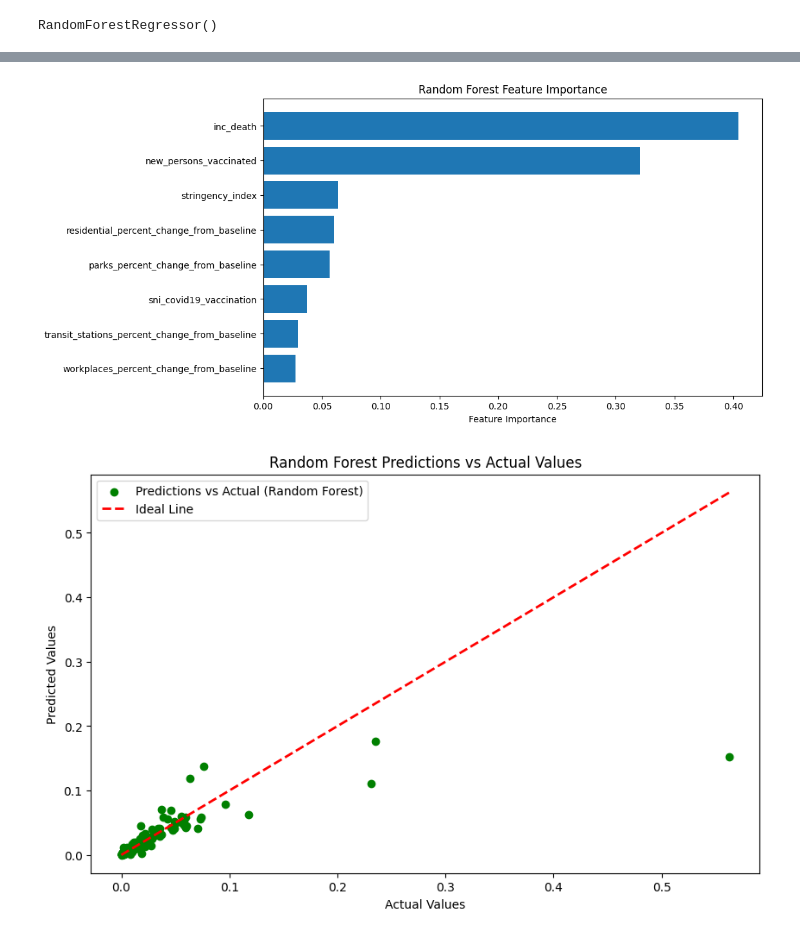
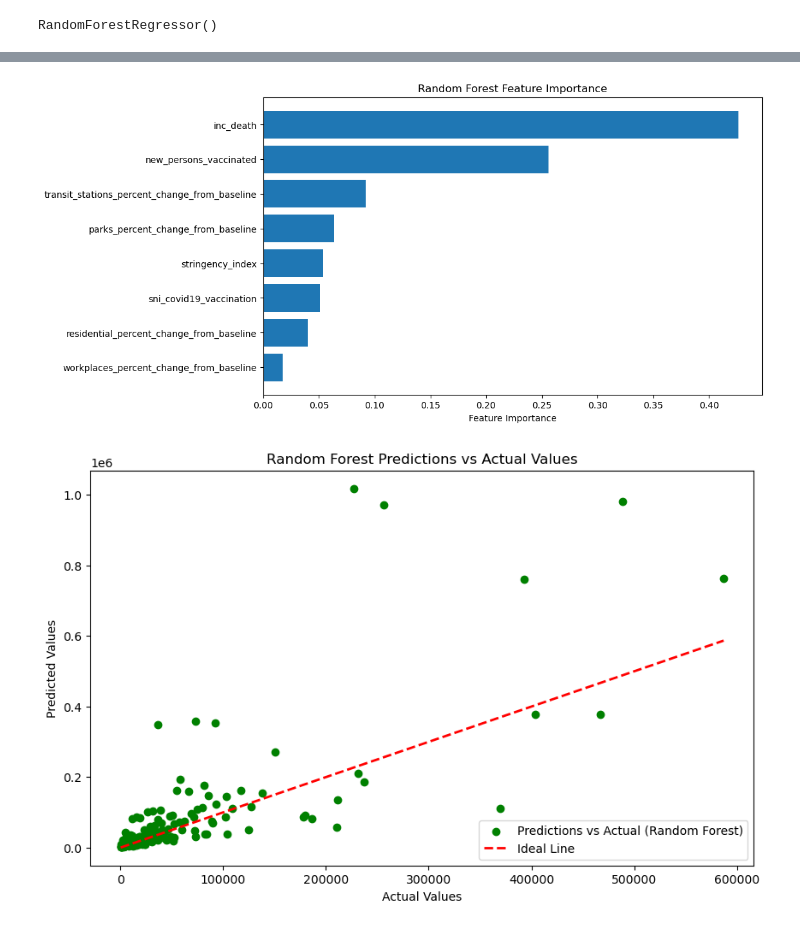
Before and after one commit to eunjeongc/covcast, a Jupyter notebook: randomforest_model.ipynb, the cells around one changed output, grey strips where cells are left out. Drawn from its saved outputs; the diff is of its cells as text; code cells hidden in the pictures.

```diff
--- a/randomforest_model.ipynb
+++ b/randomforest_model.ipynb
@@ -14,7 +14,7 @@ from sklearn.datasets import load_diabetes
 # %%
 import pandas as pd
 
-df = pd.read_csv('merged_covid.csv')
+df = pd.read_csv('covid_final.csv')
 # %%
 X = df[['sni_covid19_vaccination','new_persons_vaccinated', 'stringency_index', 'inc_death',
                      'parks_percent_change_from_baseline', 'transit_stations_percent_change_from_baseline',
@@ -82,19 +82,19 @@ plt.xlabel("Feature Importance")
 plt.title("Random Forest Feature Importance")
 plt.show()
 # %% [output]
-[figure, old version]
+[figure, new version]
 # %%
 # Plotting predictions vs actual values
 plt.figure(figsize=(10, 6))
-plt.scatter(y_test, y_pred_rf, color='green', label='Predictions vs Actual (Random Forest)')
+plt.scatter(y_test, y_pred, color='green', label='Predictions vs Actual (Random Forest)')
 plt.plot([min(y_test), max(y_test)], [min(y_test), max(y_test)], linestyle='--', color='red', linewidth=2, label='Ideal Line')
 plt.title('Random Forest Predictions vs Actual Values')
 plt.xlabel('Actual Values')
 plt.ylabel('Predicted Values')
 plt.legend()
 plt.show()
 # %% [output]
-[figure, old version]
+[figure, new version]
 # %%
 #Calculate Residuals
 predicted_values = rf_model.predict(X)
```
Also changed, not shown: parts of 4 cells of this notebook.
